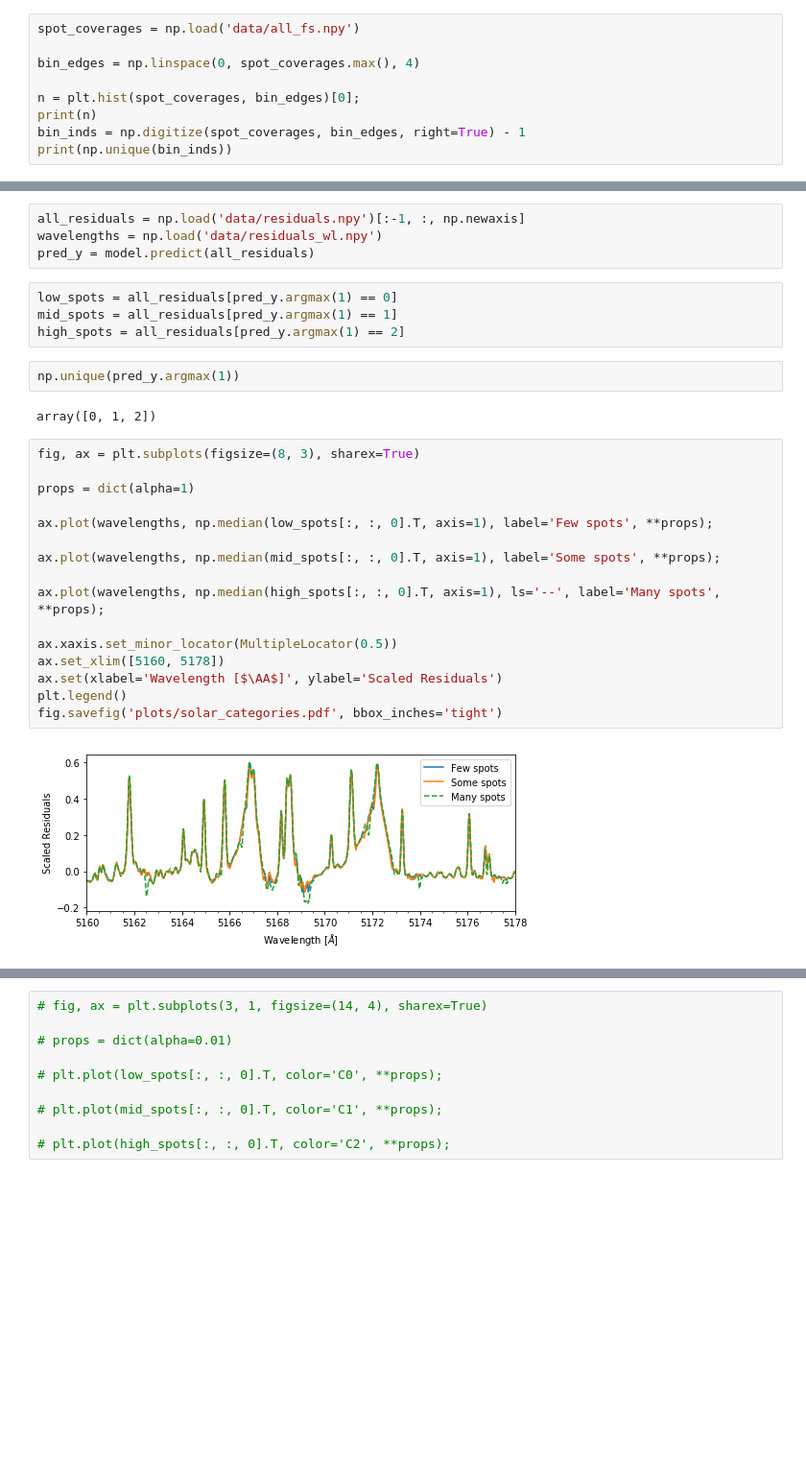
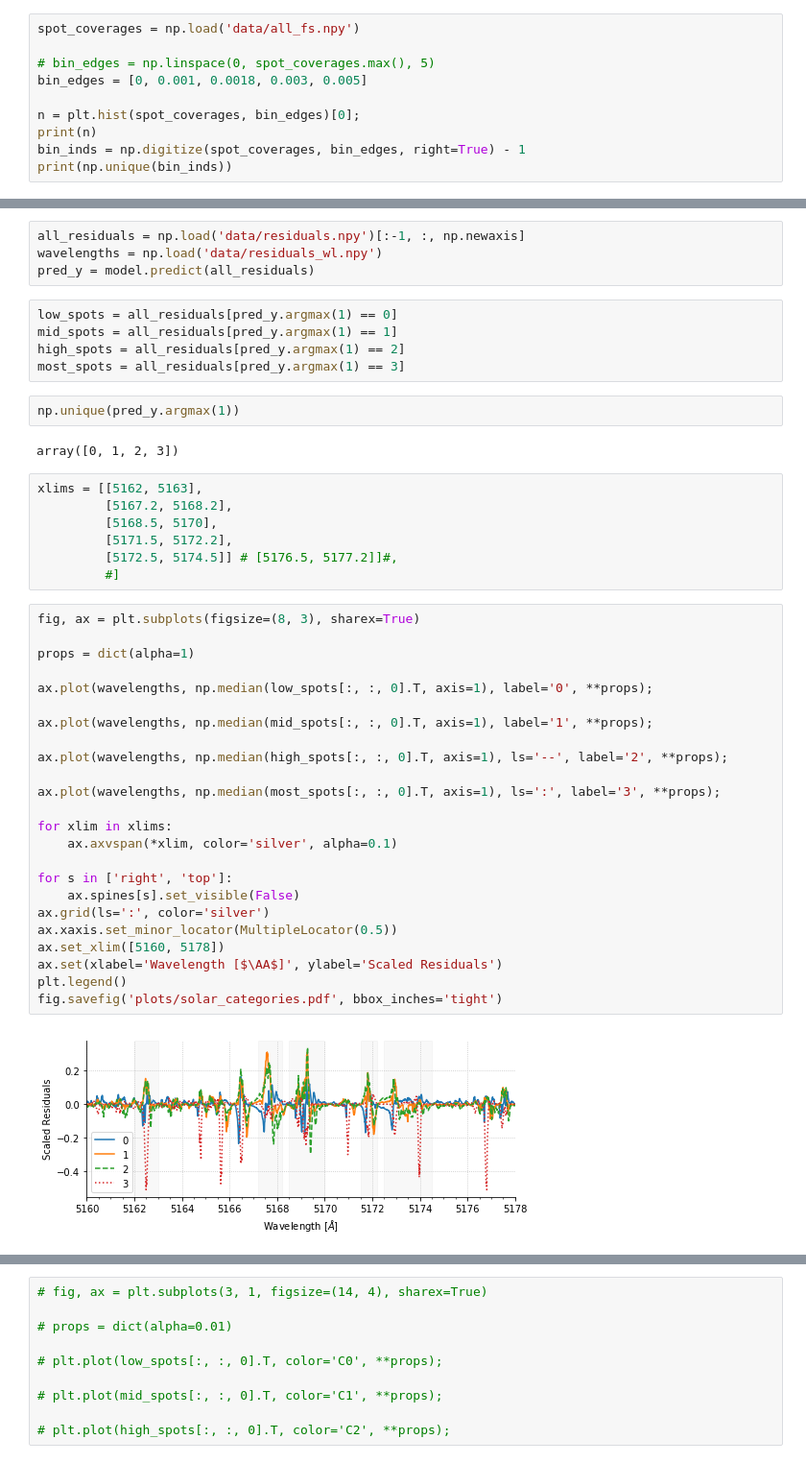
Before and after one commit to bmorris3/sharp, a Jupyter notebook: cnn/train_keras.ipynb, the cells around one changed output, grey strips where cells are left out. Shown: that part at 96% size. Saved outputs shown, nothing was run; the diff lists cells and outputs as text; blank space fills up the shorter version.

```diff
--- a/cnn/train_keras.ipynb
+++ b/cnn/train_keras.ipynb
@@ -16,7 +14,8 @@ Using TensorFlow backend.
 # %%
 spot_coverages = np.load('data/all_fs.npy')
 
-bin_edges = np.linspace(0, spot_coverages.max(), 4)
+# bin_edges = np.linspace(0, spot_coverages.max(), 5)
+bin_edges = [0, 0.001, 0.0018, 0.003, 0.005]
 
 n = plt.hist(spot_coverages, bin_edges)[0];
 print(n)
@@ -191,25 +190,41 @@ pred_y = model.predict(all_residuals)
 low_spots = all_residuals[pred_y.argmax(1) == 0]
 mid_spots = all_residuals[pred_y.argmax(1) == 1]
 high_spots = all_residuals[pred_y.argmax(1) == 2]
+most_spots = all_residuals[pred_y.argmax(1) == 3]
 # %%
 np.unique(pred_y.argmax(1))
 # %% [output]
-array([0, 1, 2])
+array([0, 1, 2, 3])
+# %%
+xlims = [[5162, 5163],
+         [5167.2, 5168.2],
+         [5168.5, 5170],
+         [5171.5, 5172.2],
+         [5172.5, 5174.5]] # [5176.5, 5177.2]]#,
+         #]
 # %%
 fig, ax = plt.subplots(figsize=(8, 3), sharex=True)
 
 props = dict(alpha=1)
 
-ax.plot(wavelengths, np.median(low_spots[:, :, 0].T, axis=1), label='Few spots', **props);
+ax.plot(wavelengths, np.median(low_spots[:, :, 0].T, axis=1), label='0', **props);
 
-ax.plot(wavelengths, np.median(mid_spots[:, :, 0].T, axis=1), label='Some spots', **props);
+ax.plot(wavelengths, np.median(mid_spots[:, :, 0].T, axis=1), label='1', **props);
 
-ax.plot(wavelengths, np.median(high_spots[:, :, 0].T, axis=1), ls='--', label='Many spots', **props);
+ax.plot(wavelengths, np.median(high_spots[:, :, 0].T, axis=1), ls='--', label='2', **props);
 
+ax.plot(wavelengths, np.median(most_spots[:, :, 0].T, axis=1), ls=':', label='3', **props);
+
+for xlim in xlims:
+    ax.axvspan(*xlim, color='silver', alpha=0.1)
+
+for s in ['right', 'top']:
+    ax.spines[s].set_visible(False)
+ax.grid(ls=':', color='silver')
 ax.xaxis.set_minor_locator(MultipleLocator(0.5))
 ax.set_xlim([5160, 5178])
 ax.set(xlabel='Wavelength [$\AA$]', ylabel='Scaled Residuals')
 plt.legend()
 fig.savefig('plots/solar_categories.pdf', bbox_inches='tight')
 # %% [output]
-[figure, old version]
+[figure, new version]
```
Also changed, not shown: parts of 10 cells of this notebook, 4 other files.
